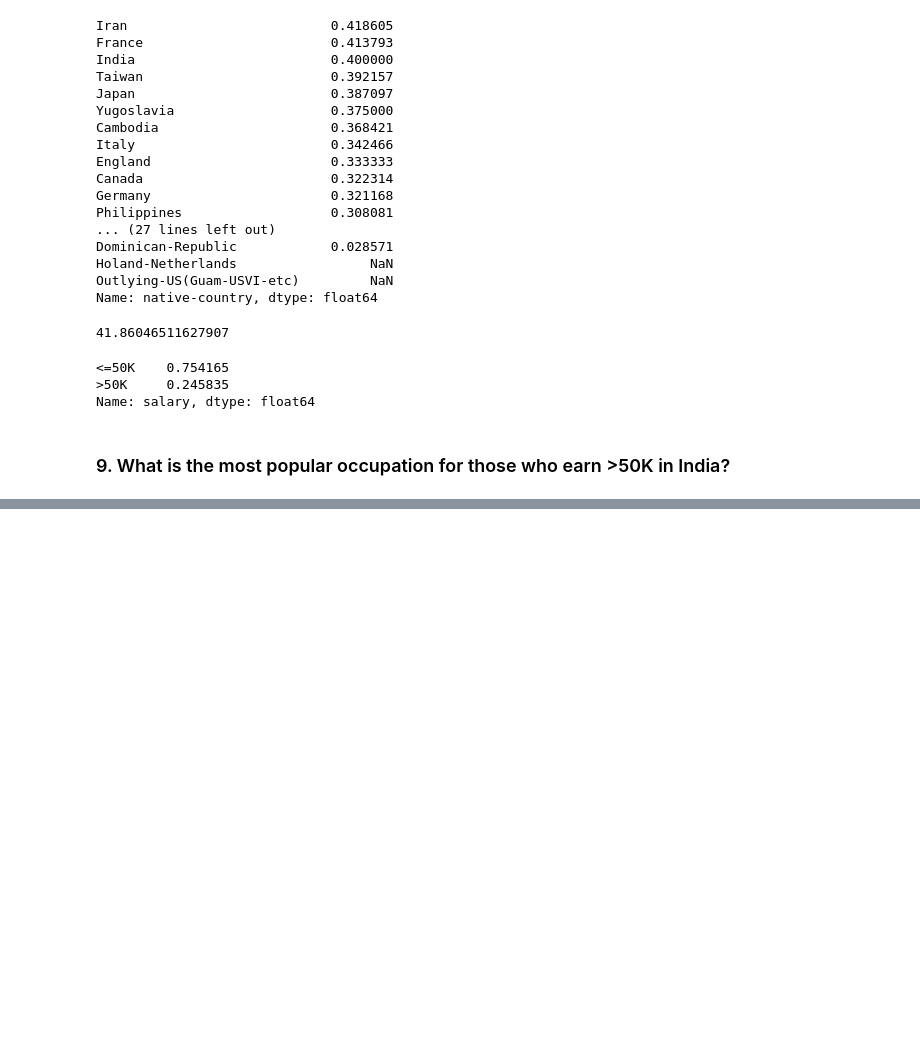
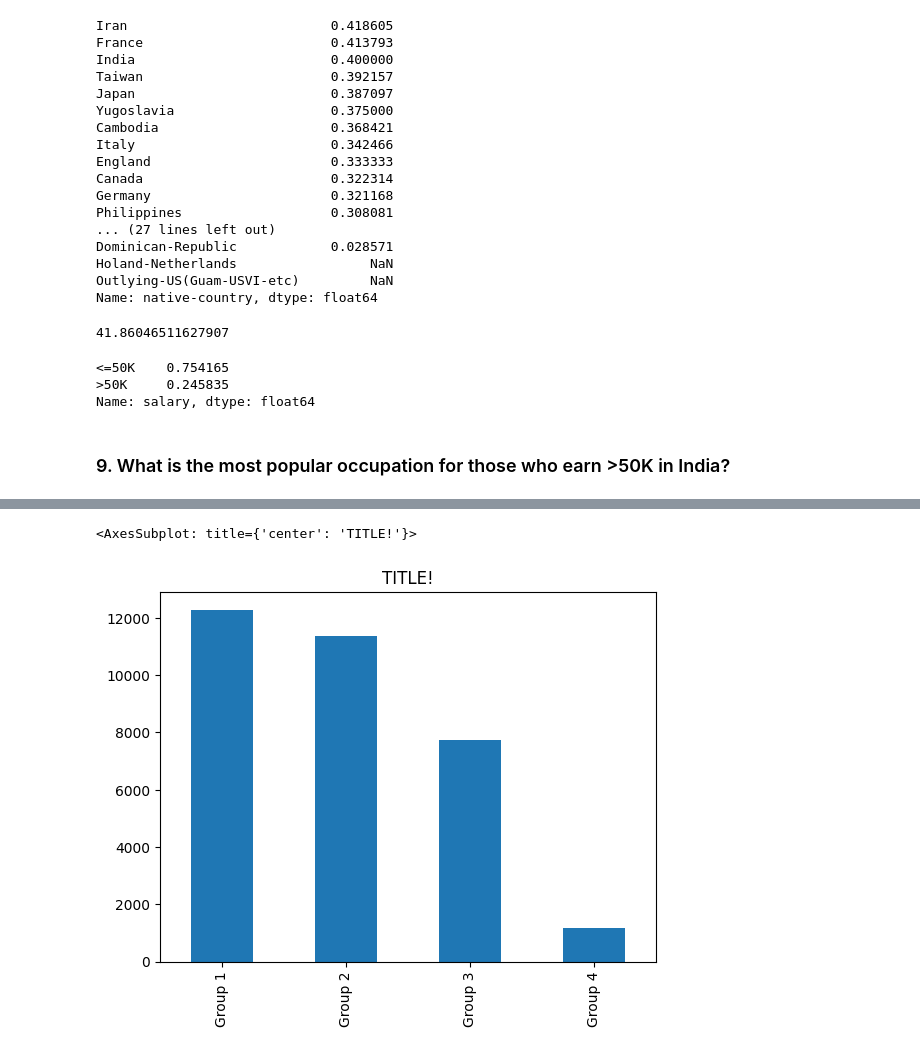
Before and after one commit to GammaIntelligenceTraining/DataAnalysis1, a Jupyter notebook: 08_Pandas/pandas_dataset.ipynb, the cells around one changed output, grey strips where cells are left out. Saved outputs shown, nothing was run; the diff lists cells and outputs as text; code cells hidden in the pictures; blank space fills up the shorter version.

```diff
--- a/08_Pandas/pandas_dataset.ipynb
+++ b/08_Pandas/pandas_dataset.ipynb
@@ -300,0 +329,2 @@ Name: salary, dtype: float64
+# %%
+df.sex = df.sex.apply(lambda x: 'M' if x == 'Male' else 'F')
@@ -300,0 +342,15 @@ Name: salary, dtype: float64
+# %%
+def age_group(age):
+    if 17 <= age <= 32:
+        return 'Group 1'
+    elif 33 <= age <= 46:
+        return 'Group 2'
+    elif 47 <= age <= 65:
+        return 'Group 3'
+    else:
+        return 'Group 4'
+# %%
+df.age.apply(age_group).value_counts().plot(kind='bar', title='TITLE!')
+# %% [output]
+<AxesSubplot: title={'center': 'TITLE!'}>
+[figure, added]
```
Also changed, not shown: parts of 29 cells of this notebook.
